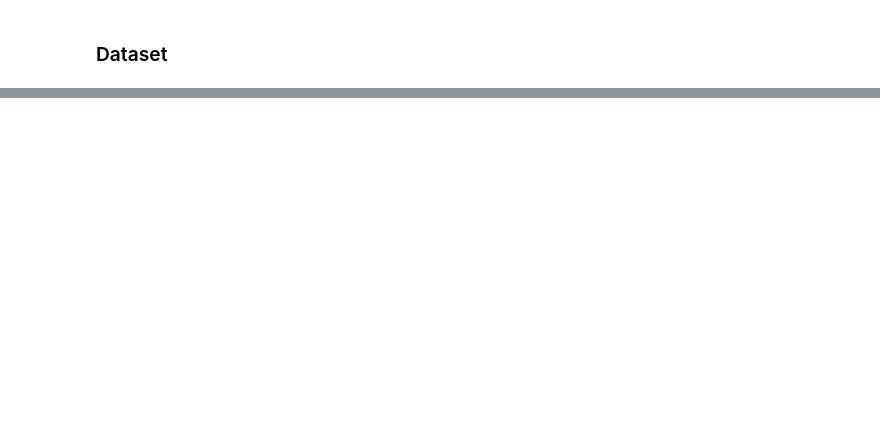
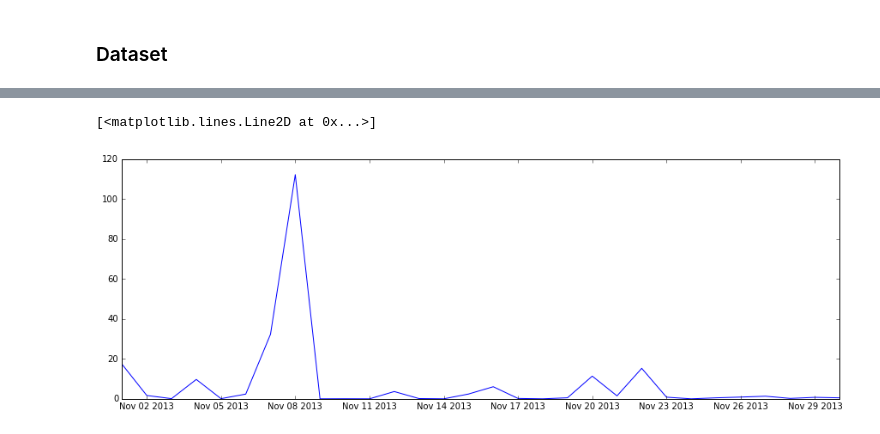
Before and after one commit to IreneCrisologo/irenecrisologo, a Jupyter notebook: ASTI_AWS/reading asti aws dataset.ipynb, the cells around one changed output, grey strips where cells are left out. Cells and saved outputs as stored; diff of their text form; code cells hidden in the pictures; blank space fills up the shorter version.

```diff
--- a/ASTI_AWS/reading asti aws dataset.ipynb
+++ b/ASTI_AWS/reading asti aws dataset.ipynb
@@ -111,0 +176,2 @@ pl.plot(df['timestamp'][1],df['rainfall_amount'][1])
+# %%
+df_station = df_station.reset_index().set_index('timestamp')
@@ -111,0 +180,2 @@ pl.plot(df['timestamp'][1],df['rainfall_amount'][1])
+# %%
+df_station_hourly_rain = df_station['rainfall_amount'].resample('D').sum()
@@ -111,0 +192,6 @@ pl.plot(df['timestamp'][1],df['rainfall_amount'][1])
+# %%
+fig = pl.figure(figsize=(15,5))
+pl.plot(df_station_hourly_rain.index,df_station_hourly_rain.values)
+# %% [output]
+[<matplotlib.lines.Line2D at 0x...>]
+[figure, added]
```
Also changed, not shown: parts of 35 cells of this notebook.
